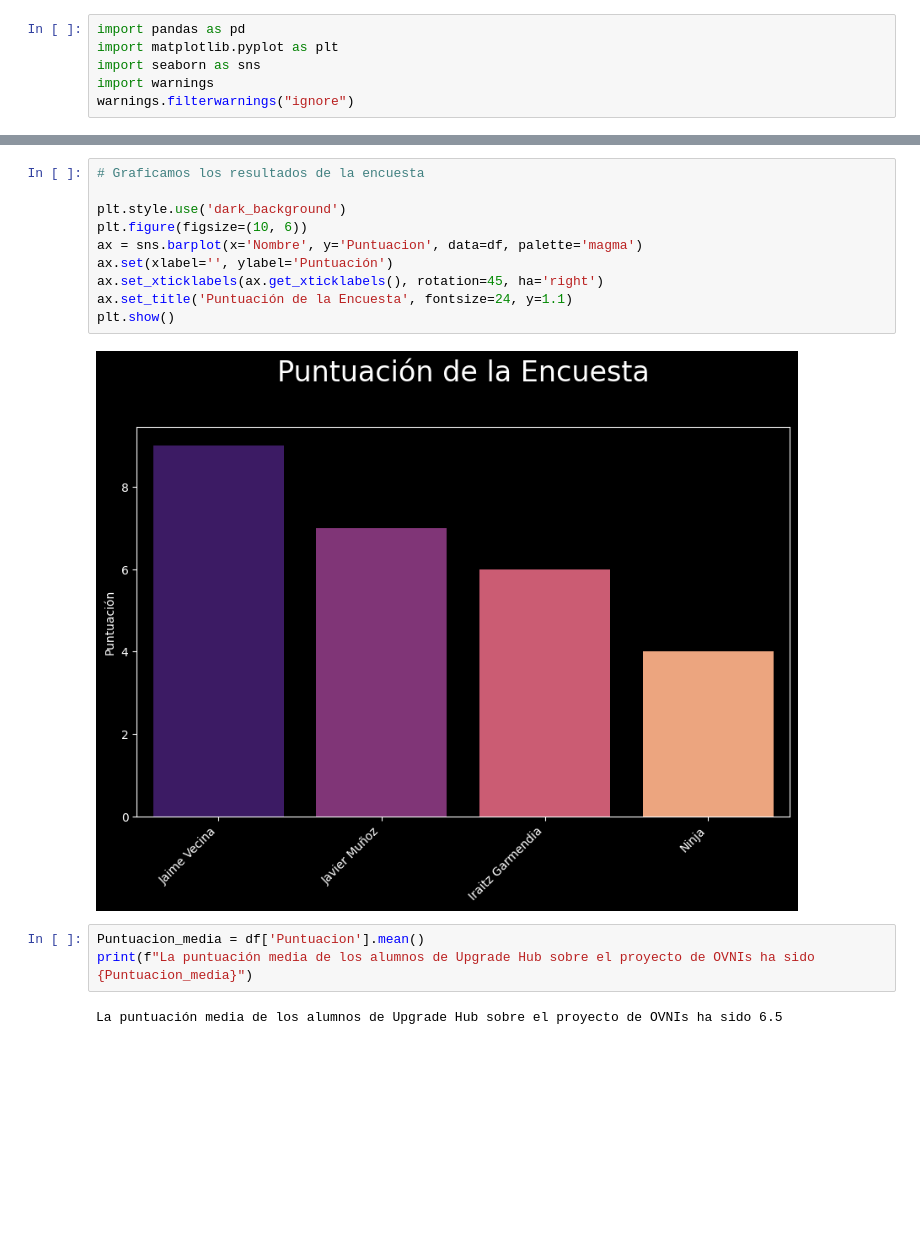
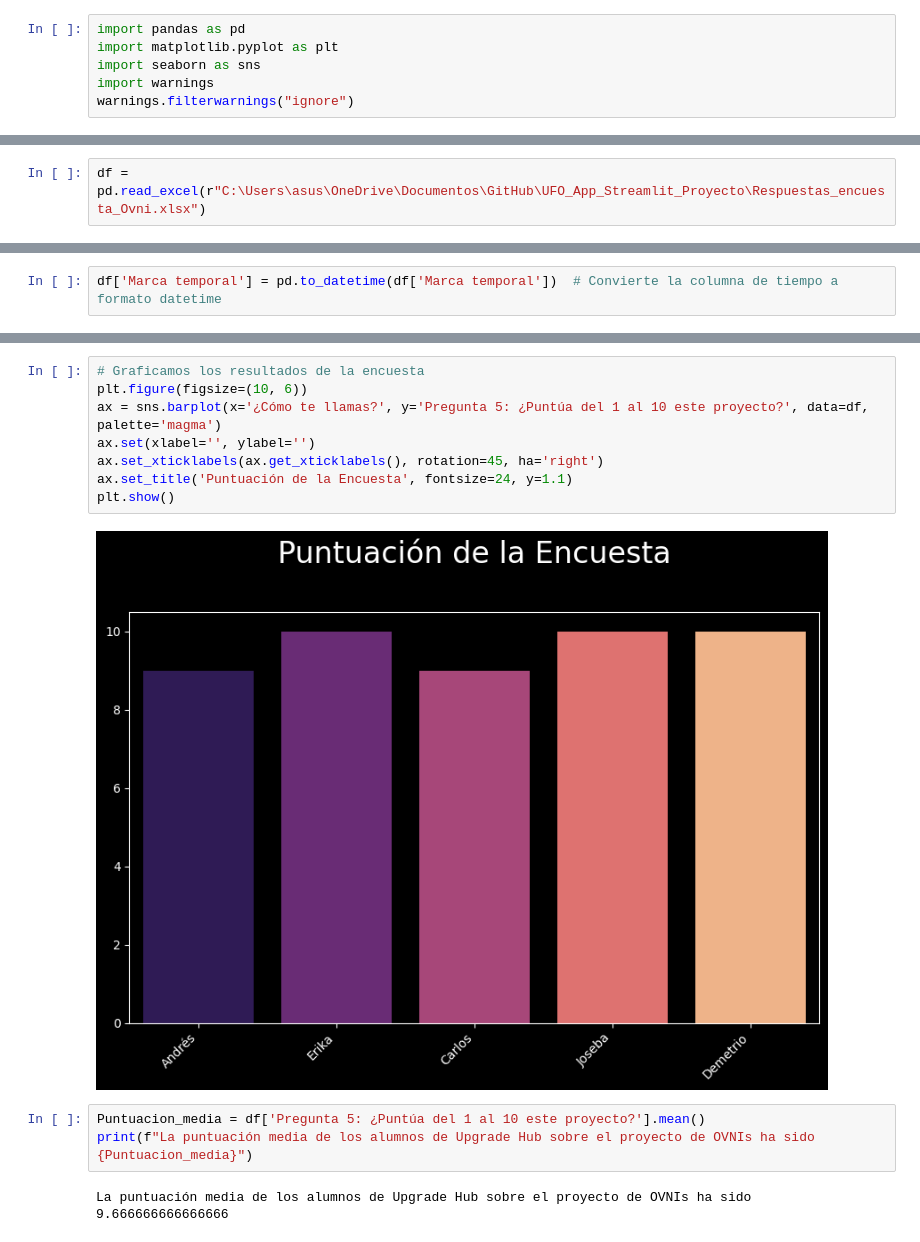
Before and after one commit to JaimeVecina/UFO_App_Streamlit_Proyecto, a Jupyter notebook: Encuesta.ipynb, the cells around one changed output, grey strips where cells are left out. Cells and saved outputs as stored; diff of their text form; blank space fills up the shorter version.

```diff
--- a/Encuesta.ipynb
+++ b/Encuesta.ipynb
@@ -29,3 +7,5 @@ df = pd.read_csv(archivo_csv, encoding='utf-8', header=None, names=nombres_colum
+# %%
+df = pd.read_excel(r"C:\Users\asus\OneDrive\Documentos\GitHub\UFO_App_Streamlit_Proyecto\Respuestas_encuesta_Ovni.xlsx")
 # %%
 df
 # %% [output]
@@ -36,0 +19,2 @@ df
+# %%
+df['Marca temporal'] = pd.to_datetime(df['Marca temporal'])  # Convierte la columna de tiempo a formato datetime
@@ -37,17 +59,15 @@ df
 # %%
 # Graficamos los resultados de la encuesta
-
-plt.style.use('dark_background')
 plt.figure(figsize=(10, 6))
-ax = sns.barplot(x='Nombre', y='Puntuacion', data=df, palette='magma')
-ax.set(xlabel='', ylabel='Puntuación')
+ax = sns.barplot(x='¿Cómo te llamas?', y='Pregunta 5: ¿Puntúa del 1 al 10 este proyecto?', data=df, palette='magma')
+ax.set(xlabel='', ylabel='')
 ax.set_xticklabels(ax.get_xticklabels(), rotation=45, ha='right')
 ax.set_title('Puntuación de la Encuesta', fontsize=24, y=1.1)
 plt.show()
 # %% [output]
-[figure, old version]
+[figure, new version]
 # %%
-Puntuacion_media = df['Puntuacion'].mean()
+Puntuacion_media = df['Pregunta 5: ¿Puntúa del 1 al 10 este proyecto?'].mean()
 print(f"La puntuación media de los alumnos de Upgrade Hub sobre el proyecto de OVNIs ha sido {Puntuacion_media}")
 # %% [output]
-La puntuación media de los alumnos de Upgrade Hub sobre el proyecto de OVNIs ha sido 6.5
+La puntuación media de los alumnos de Upgrade Hub sobre el proyecto de OVNIs ha sido 9.666666666666666
```
Also changed, not shown: parts of 5 cells of this notebook, 4 other files.
